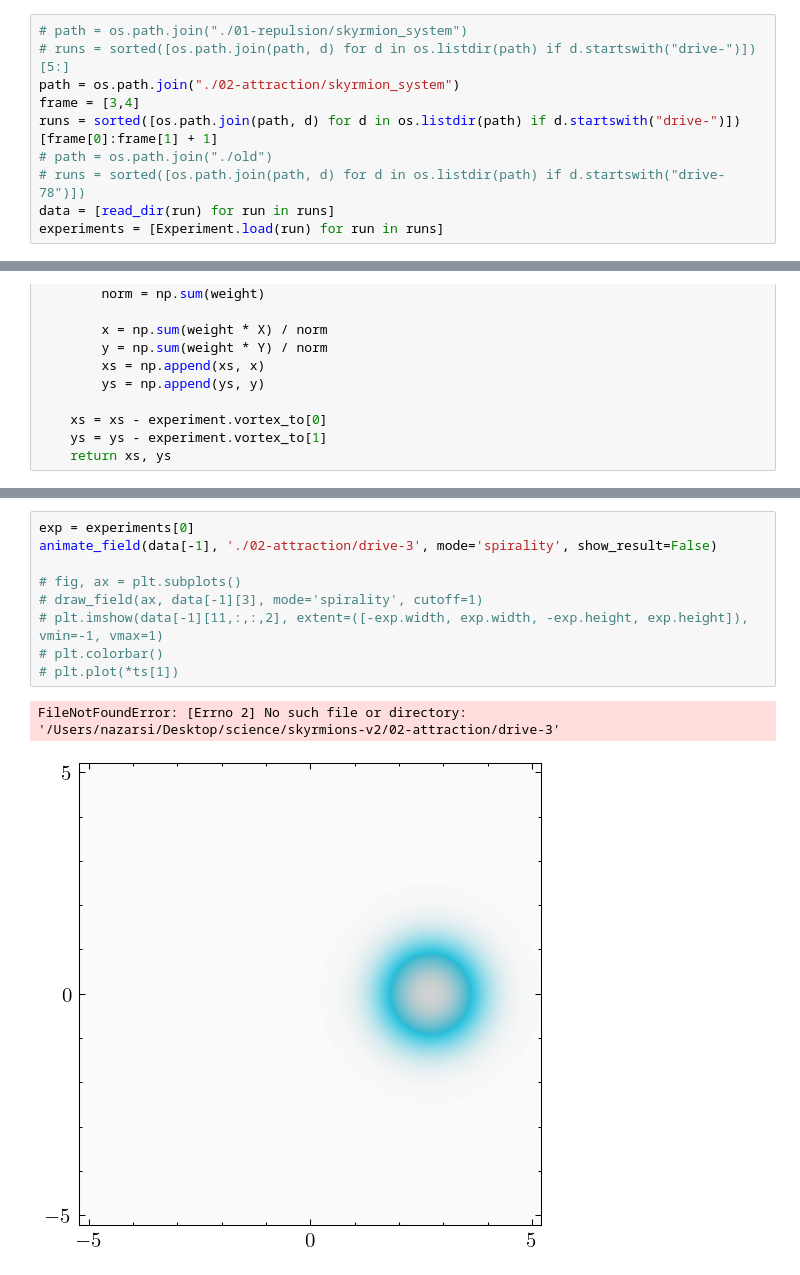
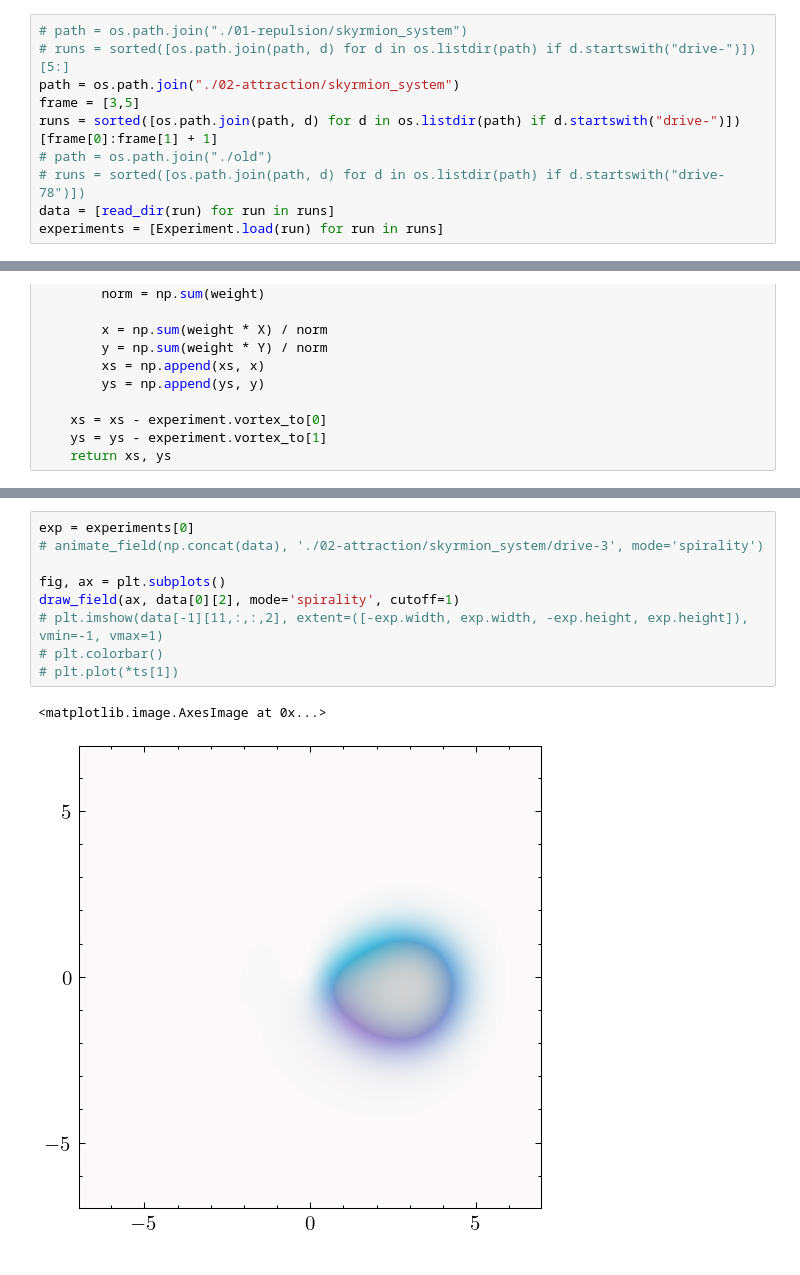
Before and after one commit to nazar-si/skyrmion-v2, a Jupyter notebook: trajectory.ipynb, the cells around one changed output, grey strips where cells are left out. Drawn from its saved outputs; the diff is of its cells as text.

```diff
--- a/trajectory.ipynb
+++ b/trajectory.ipynb
@@ -11,7 +11,7 @@ apply()
 # path = os.path.join("./01-repulsion/skyrmion_system")
 # runs = sorted([os.path.join(path, d) for d in os.listdir(path) if d.startswith("drive-")])[5:]
 path = os.path.join("./02-attraction/skyrmion_system")
-frame = [3,4]
+frame = [3,5]
 runs = sorted([os.path.join(path, d) for d in os.listdir(path) if d.startswith("drive-")])[frame[0]:frame[1] + 1]
 # path = os.path.join("./old")
 # runs = sorted([os.path.join(path, d) for d in os.listdir(path) if d.startswith("drive-78")])
@@ -66,12 +87,12 @@ plt.ylim([-7,7])
 # %%
 exp = experiments[0]
-animate_field(data[-1], './02-attraction/drive-3', mode='spirality', show_result=False)
+# animate_field(np.concat(data), './02-attraction/skyrmion_system/drive-3', mode='spirality')
 
-# fig, ax = plt.subplots()
-# draw_field(ax, data[-1][3], mode='spirality', cutoff=1)
+fig, ax = plt.subplots()
+draw_field(ax, data[0][2], mode='spirality', cutoff=1)
 # plt.imshow(data[-1][11,:,:,2], extent=([-exp.width, exp.width, -exp.height, exp.height]), vmin=-1, vmax=1)
 # plt.colorbar()
 # plt.plot(*ts[1])
 # %% [output]
-FileNotFoundError: [Errno 2] No such file or directory: '/Users/nazarsi/Desktop/science/skyrmions-v2/02-attraction/drive-3'
+<matplotlib.image.AxesImage at 0x...>
-[figure, old version]
+[figure, new version]
```
Also changed, not shown: parts of 2 cells of this notebook, 19 other files.
